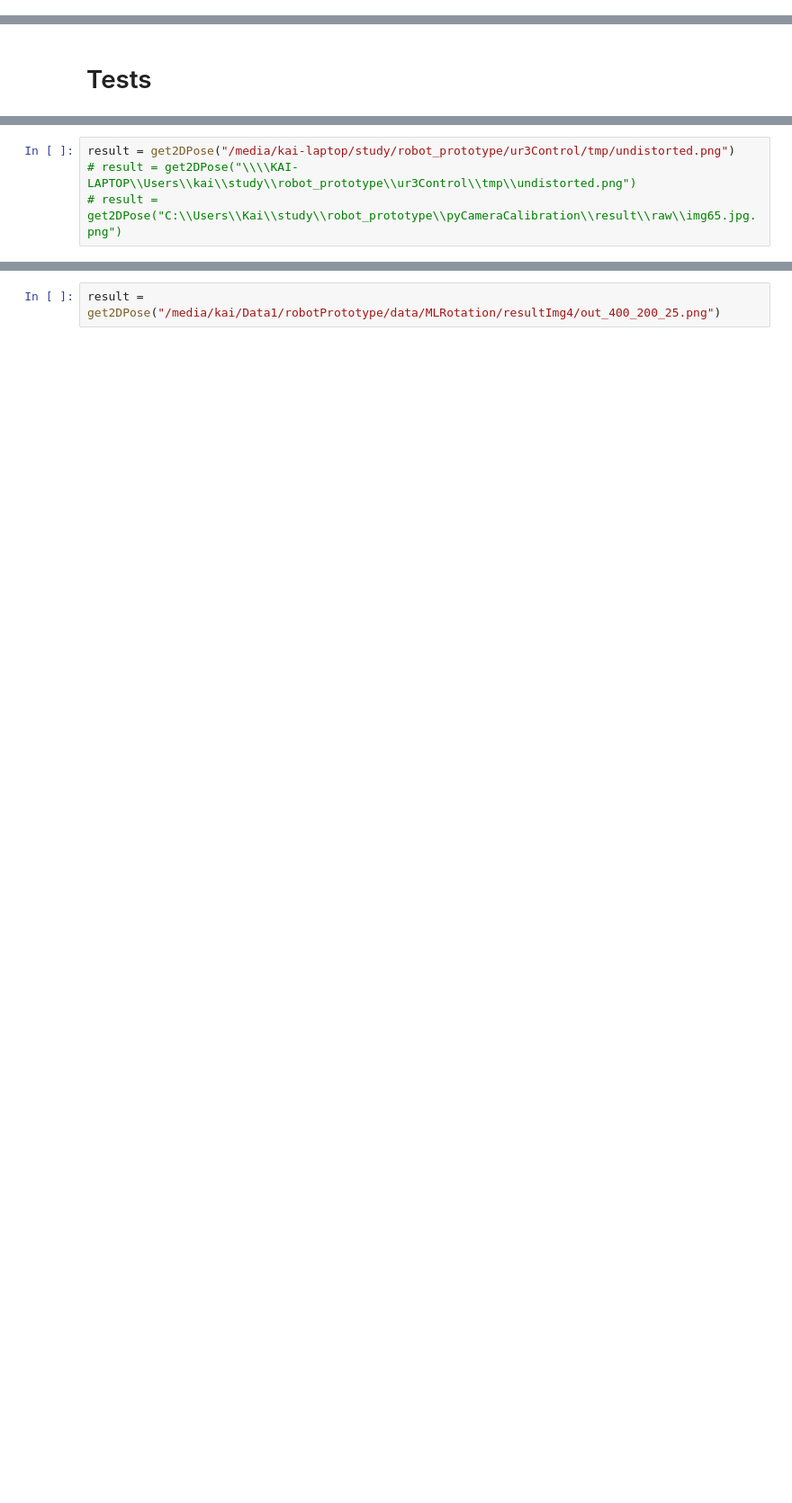
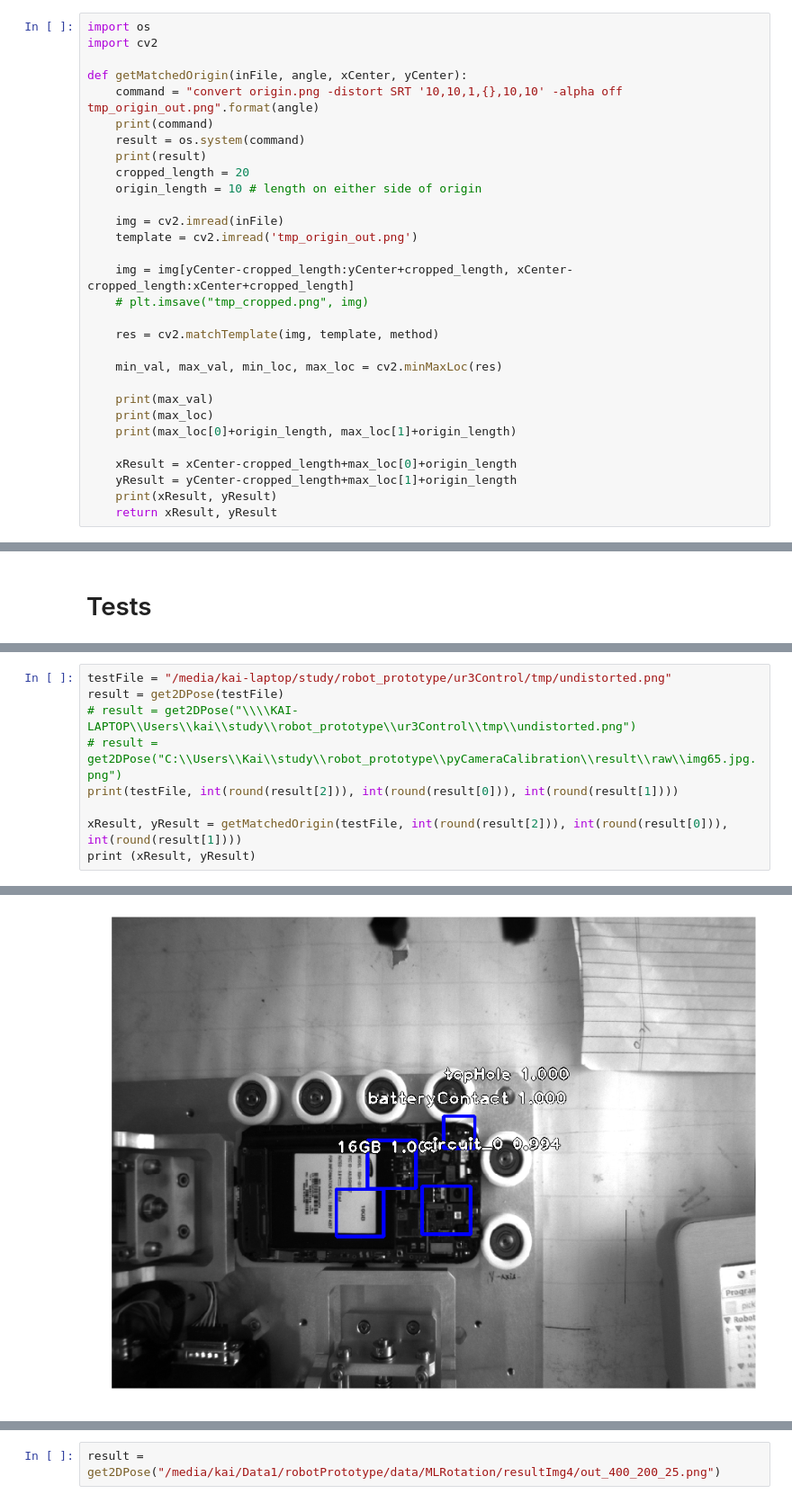
Before and after one commit to YungKC/keras-retinanet, a Jupyter notebook: scripts/Inference.ipynb, the cells around one changed output, grey strips where cells are left out. Shown at 90% size. Saved outputs shown, nothing was run; the diff lists cells and outputs as text; blank space fills up the shorter version.

```diff
--- a/scripts/Inference.ipynb
+++ b/scripts/Inference.ipynb
@@ -260,3 +299,33 @@ def get2DPose(inFile):
+# %%
+import os
+import cv2
+
+def getMatchedOrigin(inFile, angle, xCenter, yCenter):
+    command = "convert origin.png -distort SRT '10,10,1,{},10,10' -alpha off tmp_origin_out.png".format(angle)
+    print(command)
+    result = os.system(command)
+    print(result)
+    cropped_length = 20
+    origin_length = 10 # length on either side of origin
+
+    img = cv2.imread(inFile)
+    template = cv2.imread('tmp_origin_out.png')
+
+    img = img[yCenter-cropped_length:yCenter+cropped_length, xCenter-cropped_length:xCenter+cropped_length]
+    # plt.imsave("tmp_cropped.png", img)
+
+    res = cv2.matchTemplate(img, template, method)
+
+    min_val, max_val, min_loc, max_loc = cv2.minMaxLoc(res)
+
+    print(max_val)
+    print(max_loc)
+    print(max_loc[0]+origin_length, max_loc[1]+origin_length)
+
+    xResult = xCenter-cropped_length+max_loc[0]+origin_length
+    yResult = yCenter-cropped_length+max_loc[1]+origin_length
+    print(xResult, yResult)
+    return xResult, yResult
 # %% [markdown]
 # Create Server to respond to identification request
 # %%
@@ -339,6 +461,12 @@ validation_generator = CSVGenerator(
                 batch_size=10
             )
 # %%
-result = get2DPose("/media/kai-laptop/study/robot_prototype/ur3Control/tmp/undistorted.png")
+testFile = "/media/kai-laptop/study/robot_prototype/ur3Control/tmp/undistorted.png"
+result = get2DPose(testFile)
 # result = get2DPose("\\\\KAI-LAPTOP\\Users\\kai\\study\\robot_prototype\\ur3Control\\tmp\\undistorted.png")
 # result = get2DPose("C:\\Users\\Kai\\study\\robot_prototype\\pyCameraCalibration\\result\\raw\\img65.jpg.png")
+print(testFile, int(round(result[2])), int(round(result[0])), int(round(result[1])))
+
+xResult, yResult = getMatchedOrigin(testFile, int(round(result[2])), int(round(result[0])), int(round(result[1])))
+print (xResult, yResult)
+# %% [output]
@@ -344,0 +482 @@ result = get2DPose("/media/kai-laptop/study/robot_prototype/ur3Control/tmp/undis
+[figure, added]
```
Also changed, not shown: parts of 16 cells of this notebook, 2 other files.
